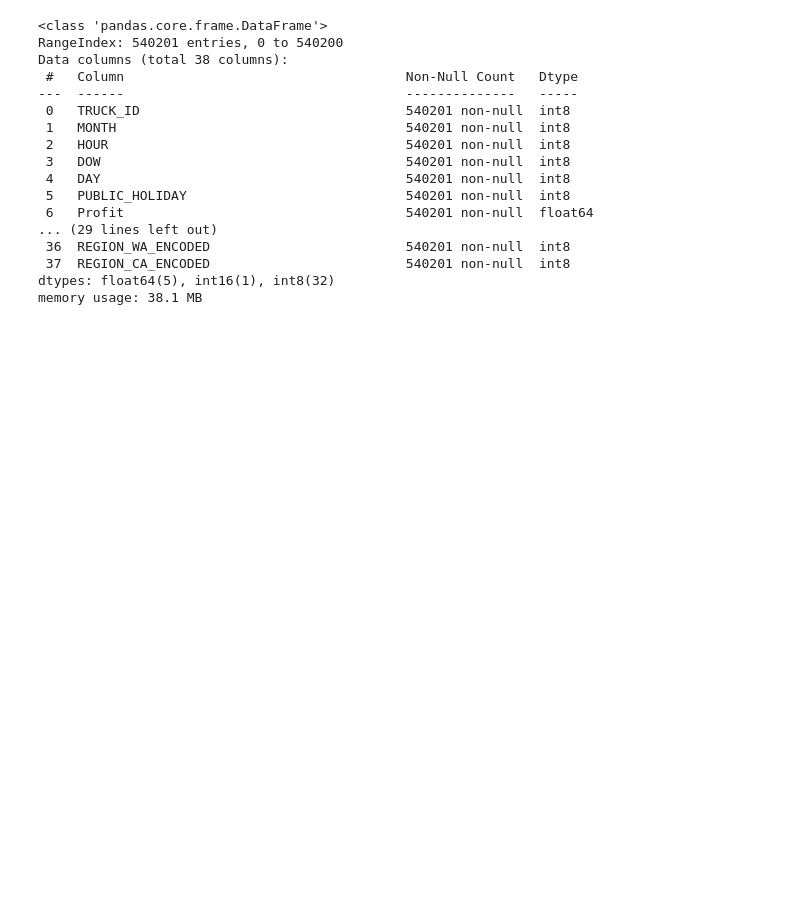
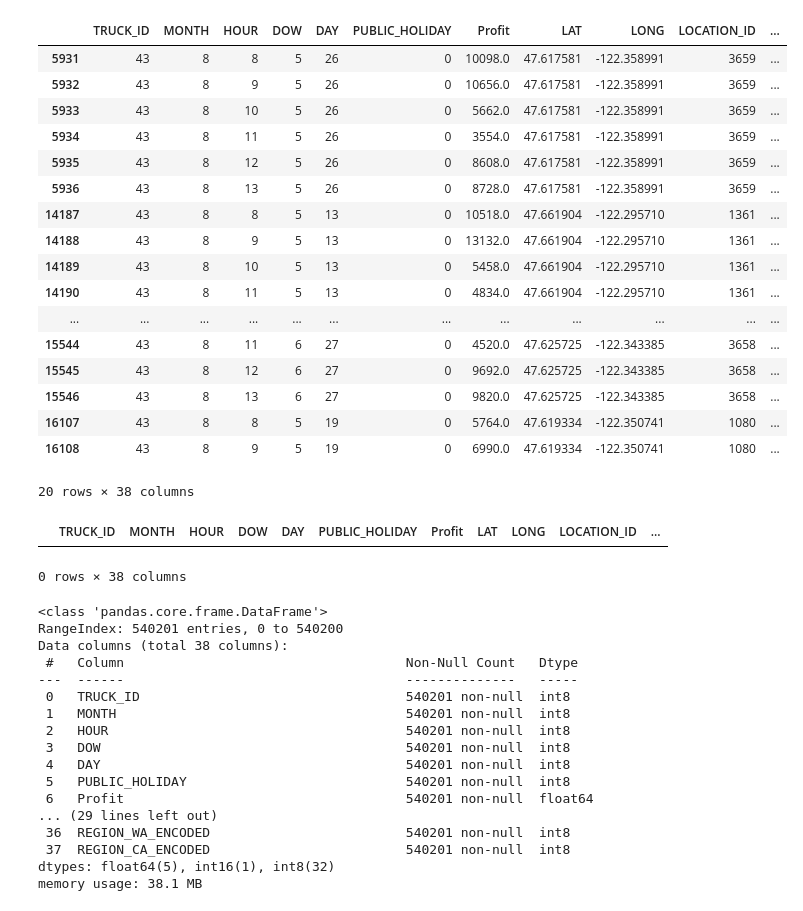
Before and after one commit to jkyxd/ICP_Group3, a Jupyter notebook: Testing File.ipynb, the cells around one changed output. Saved outputs shown, nothing was run; the diff lists cells and outputs as text; code cells hidden in the pictures; blank space fills up the shorter version.

```diff
--- a/Testing File.ipynb
+++ b/Testing File.ipynb
@@ -31,6 +31,32 @@ session = Session.builder.configs(connection_parameters).create()
 # %%
 session.use_schema("ANALYTICS")
 X_final_scaled=session.sql('Select * from "Sales_Forecast_Training_Data"').to_pandas()
+# %%
+X_final_scaled[(X_final_scaled['TRUCK_ID'] == 43) & (X_final_scaled['MONTH'] == 8)].head(20)
+# %% [output]
+|  | TRUCK_ID | MONTH | HOUR | DOW | DAY | PUBLIC_HOLIDAY | Profit | LAT | LONG | LOCATION_ID | ... |
+| 5931 | 43 | 8 | 8 | 5 | 26 | 0 | 10098.0 | 47.617581 | -122.358991 | 3659 | ... |
+| 5932 | 43 | 8 | 9 | 5 | 26 | 0 | 10656.0 | 47.617581 | -122.358991 | 3659 | ... |
+| 5933 | 43 | 8 | 10 | 5 | 26 | 0 | 5662.0 | 47.617581 | -122.358991 | 3659 | ... |
+| 5934 | 43 | 8 | 11 | 5 | 26 | 0 | 3554.0 | 47.617581 | -122.358991 | 3659 | ... |
+| 5935 | 43 | 8 | 12 | 5 | 26 | 0 | 8608.0 | 47.617581 | -122.358991 | 3659 | ... |
+| 5936 | 43 | 8 | 13 | 5 | 26 | 0 | 8728.0 | 47.617581 | -122.358991 | 3659 | ... |
+| 14187 | 43 | 8 | 8 | 5 | 13 | 0 | 10518.0 | 47.661904 | -122.295710 | 1361 | ... |
+| 14188 | 43 | 8 | 9 | 5 | 13 | 0 | 13132.0 | 47.661904 | -122.295710 | 1361 | ... |
+| 14189 | 43 | 8 | 10 | 5 | 13 | 0 | 5458.0 | 47.661904 | -122.295710 | 1361 | ... |
+| 14190 | 43 | 8 | 11 | 5 | 13 | 0 | 4834.0 | 47.661904 | -122.295710 | 1361 | ... |
+| ... | ... | ... | ... | ... | ... | ... | ... | ... | ... | ... | ... |
+| 15544 | 43 | 8 | 11 | 6 | 27 | 0 | 4520.0 | 47.625725 | -122.343385 | 3658 | ... |
+| 15545 | 43 | 8 | 12 | 6 | 27 | 0 | 9692.0 | 47.625725 | -122.343385 | 3658 | ... |
+| 15546 | 43 | 8 | 13 | 6 | 27 | 0 | 9820.0 | 47.625725 | -122.343385 | 3658 | ... |
+| 16107 | 43 | 8 | 8 | 5 | 19 | 0 | 5764.0 | 47.619334 | -122.350741 | 1080 | ... |
+| 16108 | 43 | 8 | 9 | 5 | 19 | 0 | 6990.0 | 47.619334 | -122.350741 | 1080 | ... |
+20 rows × 38 columns
+# %%
+X_final_scaled[(X_final_scaled['TRUCK_ID'] == 43) & (X_final_scaled['MONTH'] == 2)& (X_final_scaled['DAY'] == 30)].head(20)
+# %% [output]
+|  | TRUCK_ID | MONTH | HOUR | DOW | DAY | PUBLIC_HOLIDAY | Profit | LAT | LONG | LOCATION_ID | ... |
+0 rows × 38 columns
 # %%
 X_final_scaled.info()
 # %% [output]
```
Also changed, not shown: parts of 16 cells of this notebook.
